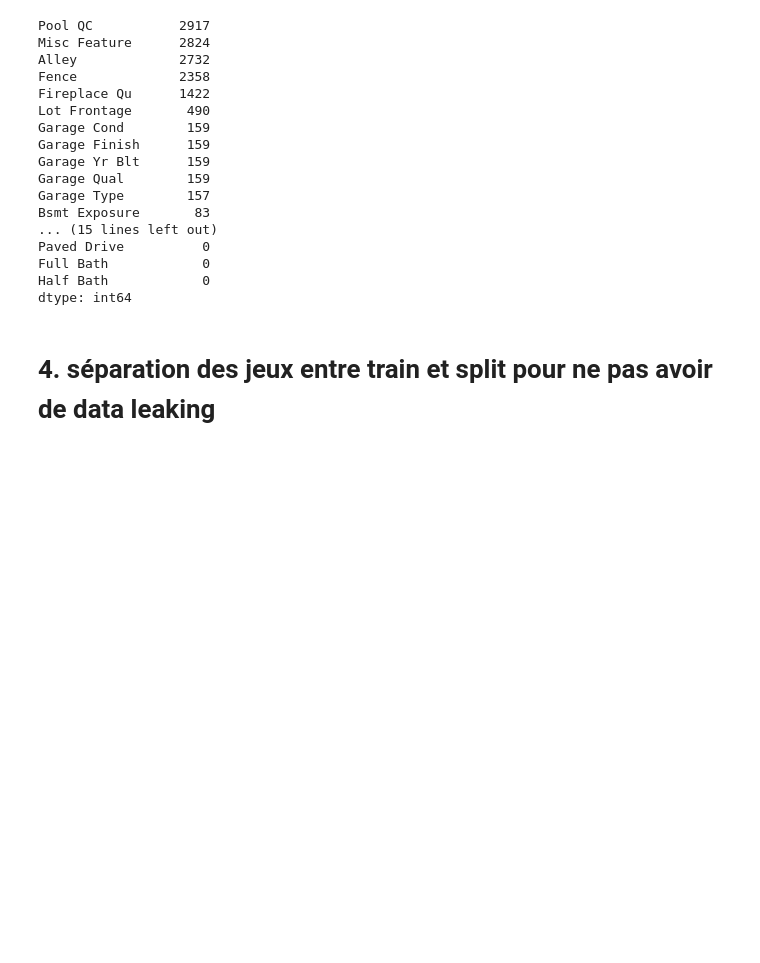
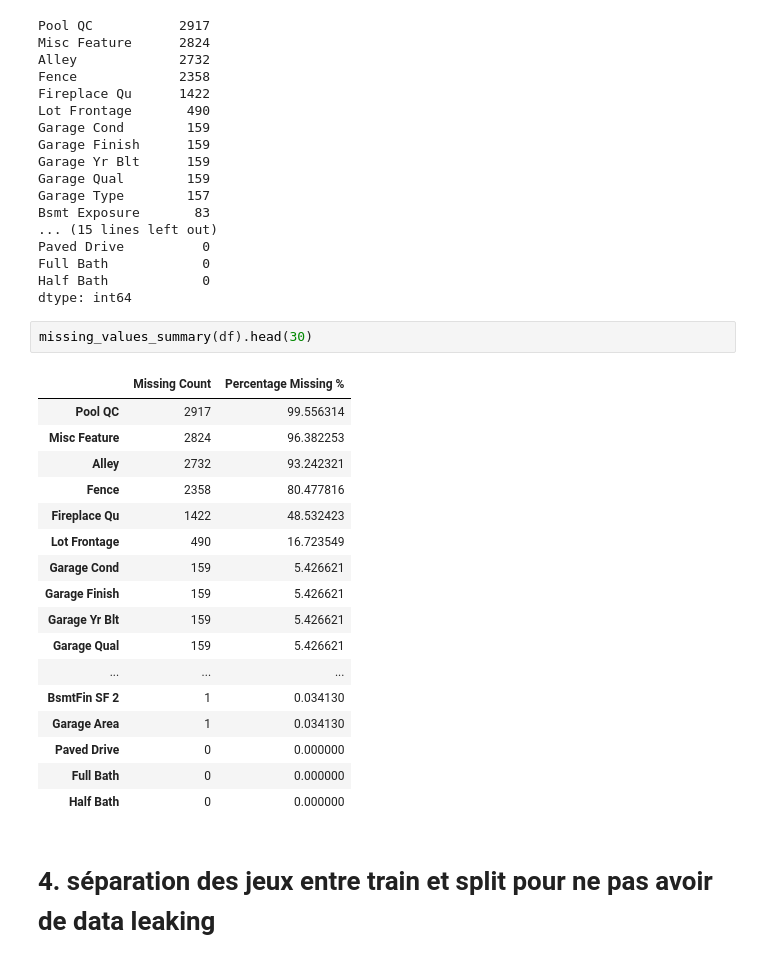
Before and after one commit to emaddar/E2_P3, a Jupyter notebook: analyse_model/analysis.ipynb, the cells around one changed output. Saved outputs shown, nothing was run; the diff lists cells and outputs as text; blank space fills up the shorter version.

Commit message:
feat(Analysis): :art: Add missing_values_summary to myfunctins

```diff
--- a/analyse_model/analysis.ipynb
+++ b/analyse_model/analysis.ipynb
@@ -107,6 +113,26 @@ Paved Drive          0
 Full Bath            0
 Half Bath            0
 dtype: int64
+# %%
+missing_values_summary(df).head(30)
+# %% [output]
+|  | Missing Count | Percentage Missing % |
+| Pool QC | 2917 | 99.556314 |
+| Misc Feature | 2824 | 96.382253 |
+| Alley | 2732 | 93.242321 |
+| Fence | 2358 | 80.477816 |
+| Fireplace Qu | 1422 | 48.532423 |
+| Lot Frontage | 490 | 16.723549 |
+| Garage Cond | 159 | 5.426621 |
+| Garage Finish | 159 | 5.426621 |
+| Garage Yr Blt | 159 | 5.426621 |
+| Garage Qual | 159 | 5.426621 |
+| ... | ... | ... |
+| BsmtFin SF 2 | 1 | 0.034130 |
+| Garage Area | 1 | 0.034130 |
+| Paved Drive | 0 | 0.000000 |
+| Full Bath | 0 | 0.000000 |
+| Half Bath | 0 | 0.000000 |
 # %% [markdown]
 # 4. séparation des jeux entre train et split pour ne pas avoir de data leaking
 # %%
```
Also changed, not shown: parts of 12 cells of this notebook, 1 other file.
